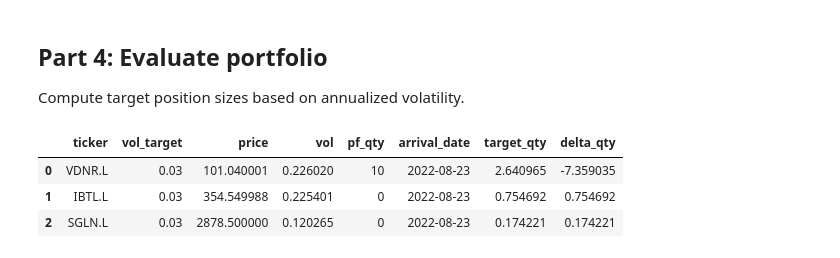
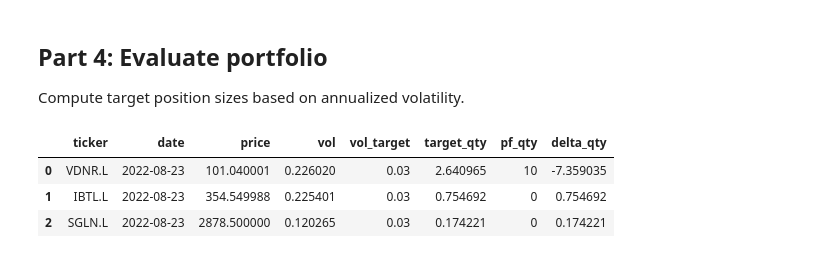
Before and after one commit to eliekawerk/alphabook, a Jupyter notebook: rp3.ipynb, the cells around one changed output. Cells and saved outputs as stored; diff of their text form; code cells hidden in the pictures.

Commit message:
cleaned up portfolio calcs

```diff
--- a/rp3.ipynb
+++ b/rp3.ipynb
@@ -111,42 +111,31 @@ plt.legend(loc=2)
 
 Compute target position sizes based on annualized volatility.
 # %%
-latest_df = asset_df.iloc[-1:]
-price_date = latest_df['date'].values[0]
-equity_price = latest_df['price', equity_ticker].values[0]
-bond_price = latest_df['price', bond_ticker].values[0]
-gold_price = latest_df['price', gold_ticker].values[0]
+# Get latest data as a series
+latest_ds = asset_df.iloc[-1]
+
+# Get latest prices to calculate portfolio NAV
+equity_price = latest_ds['price', equity_ticker]
+bond_price = latest_ds['price', bond_ticker]
+gold_price = latest_ds['price', gold_ticker]
 portfolio_nav = cash_value + (equity_pf_qty * equity_price) + (bond_pf_qty * bond_price) + (gold_pf_qty * gold_price)
 
-portfolio_df = pd.DataFrame({
-    'ticker': universe_tickers,
-    'vol_target': [equity_vol_target, bond_vol_target, gold_vol_target],
-    'price': [equity_price, bond_price, gold_price],
-    'vol': [
-        latest_df['rolling_xd_ann_vol', equity_ticker].values[0],
-        latest_df['rolling_xd_ann_vol', bond_ticker].values[0],
-        latest_df['rolling_xd_ann_vol', gold_ticker].values[0],
-        ]
-})
-
+# Build dataframe of portfolio positions
+portfolio_df = pd.DataFrame({'ticker': universe_tickers})
+portfolio_df['date'] = latest_ds['date', '']
+portfolio_df['price'] = [equity_price, bond_price, gold_price]
+portfolio_df['vol'] = [
+        latest_ds['rolling_xd_ann_vol', equity_ticker],
+        latest_ds['rolling_xd_ann_vol', bond_ticker],
+        latest_ds['rolling_xd_ann_vol', gold_ticker]]
+portfolio_df['vol_target'] = [equity_vol_target, bond_vol_target, gold_vol_target]
+portfolio_df['target_qty'] = (portfolio_df['vol_target'] / portfolio_df['vol']) * (portfolio_nav / portfolio_df['price'])
 portfolio_df['pf_qty'] = [equity_pf_qty, bond_pf_qty, gold_pf_qty]
-portfolio_df['arrival_date'] = price_date
-portfolio_df['target_qty'] = (portfolio_df['vol_target'] / portfolio_df['vol']) * (portfolio_nav / portfolio_df['price'])
 portfolio_df['delta_qty'] = (portfolio_df['target_qty'] - portfolio_df['pf_qty'])
 
-
-
-#vol = latest_prices_df['rolling_ann_vol', 'VDNR.L'].values[0]
-#size = (equity_vol_target / vol) * (cash_value / last_price)
-
-
-#print(last_price)
-#print(vol)
-#print(size)
-
 portfolio_df
 # %% [output]
-|  | ticker | vol_target | price | vol | pf_qty | arrival_date | target_qty | delta_qty |
-| 0 | VDNR.L | 0.03 | 101.040001 | 0.226020 | 10 | 2022-08-23 | 2.640965 | -7.359035 |
-| 1 | IBTL.L | 0.03 | 354.549988 | 0.225401 | 0 | 2022-08-23 | 0.754692 | 0.754692 |
-| 2 | SGLN.L | 0.03 | 2878.500000 | 0.120265 | 0 | 2022-08-23 | 0.174221 | 0.174221 |
+|  | ticker | date | price | vol | vol_target | target_qty | pf_qty | delta_qty |
+| 0 | VDNR.L | 2022-08-23 | 101.040001 | 0.226020 | 0.03 | 2.640965 | 10 | -7.359035 |
+| 1 | IBTL.L | 2022-08-23 | 354.549988 | 0.225401 | 0.03 | 0.754692 | 0 | 0.754692 |
+| 2 | SGLN.L | 2022-08-23 | 2878.500000 | 0.120265 | 0.03 | 0.174221 | 0 | 0.174221 |
```
